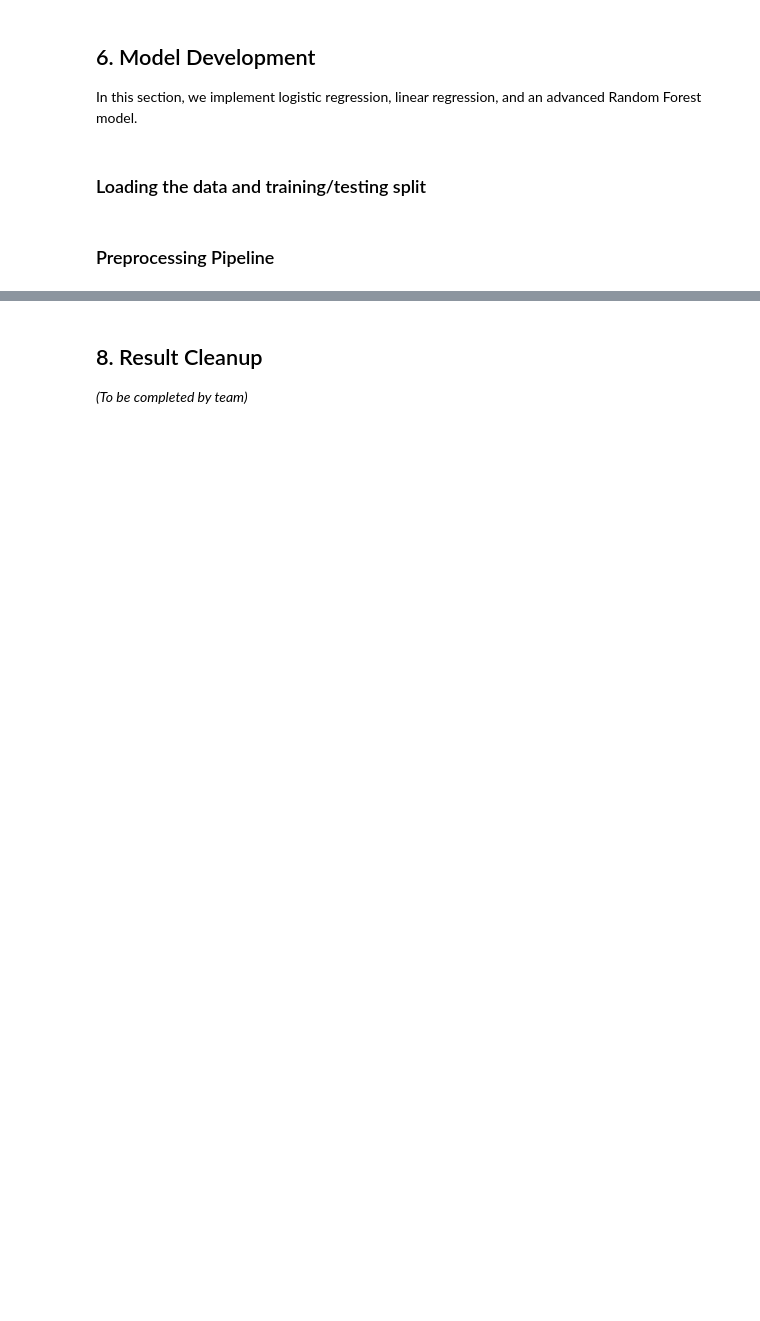
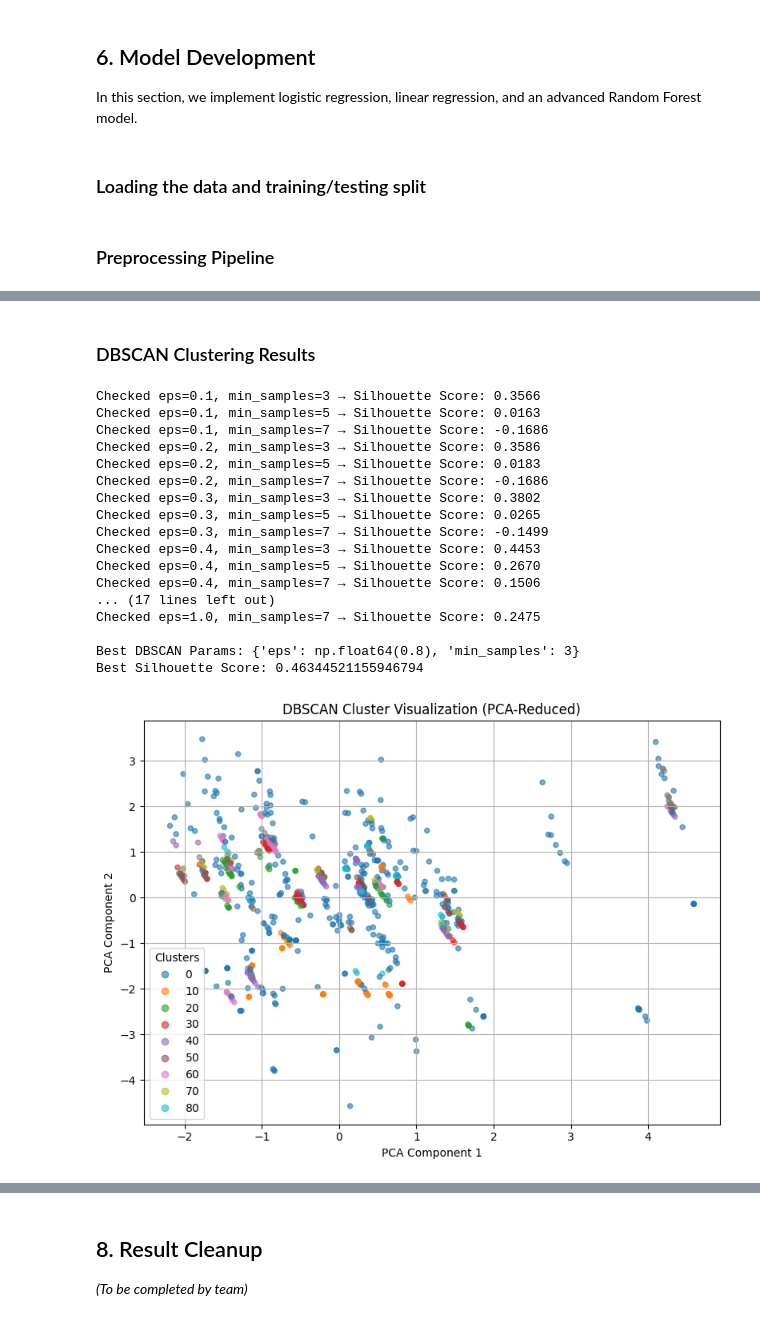
Before and after one commit to TDRobertson/student-referral-predictor, a Jupyter notebook: Behavioral_Disruptions_EDA.ipynb, the cells around one changed output, grey strips where cells are left out. Saved outputs shown, nothing was run; the diff lists cells and outputs as text; code cells hidden in the pictures; blank space fills up the shorter version.

```diff
--- a/Behavioral_Disruptions_EDA.ipynb
+++ b/Behavioral_Disruptions_EDA.ipynb
@@ -756,12 +791,20 @@ X_train, X_test, y_clf_train, y_clf_test, y_reg_train, y_reg_test = train_test_s
 # %% [markdown]
 ### Preprocessing Pipeline
 # %%
+# Preprocessing pipelines
 numeric_features = ['weekly_referrals', 'weekly_bus_incidents', 'Grade_Level', 'temp', 'humidity', 'precip', 'sealevelpressure', 'windgust']
 categorical_features = ['Gender', 'Ethnicity', 'LunchStatus']
 
-numeric_transformer = Pipeline(steps=[('scaler', StandardScaler())])
-categorical_transformer = Pipeline(steps=[('onehot', OneHotEncoder(handle_unknown='ignore'))])
+numeric_transformer = Pipeline(steps=[
+    ('imputer', SimpleImputer(strategy='mean')),
+    ('scaler', StandardScaler())
+])
+categorical_transformer = Pipeline(steps=[
+    ('imputer', SimpleImputer(strategy='most_frequent')),
+    ('onehot', OneHotEncoder(handle_unknown='ignore'))
+])
 
 preprocessor = ColumnTransformer(transformers=[
     ('num', numeric_transformer, numeric_features),
-    ('cat', categorical_transformer, categorical_features)])
+    ('cat', categorical_transformer, categorical_features)
+])
@@ -837,0 +1008,48 @@ print("Random Forest Classification Report:\n", classification_report(y_clf_test
+# %% [markdown]
+### DBSCAN Clustering Results
+# %%
+def visualize_dbscan_clusters(dbscan_model, X_raw, preprocessor):
+    if dbscan_model is None:
+        print("DBSCAN model is None — check if a valid model was returned from evaluate_dbscan().")
+        return
+
+    X_preprocessed = preprocessor.fit_transform(X_raw)
+    labels = dbscan_model.fit_predict(X_preprocessed)
+
+    pca = PCA(n_components=2)
+    reduced = pca.fit_transform(X_preprocessed)
+
+    plt.figure(figsize=(8, 6))
+    scatter = plt.scatter(reduced[:, 0], reduced[:, 1], c=labels, cmap='tab10', s=20, alpha=0.6)
+    plt.title("DBSCAN Cluster Visualization (PCA-Reduced)")
+    plt.xlabel("PCA Component 1")
+    plt.ylabel("PCA Component 2")
+    plt.grid(True)
+    plt.legend(*scatter.legend_elements(), title="Clusters")
+    plt.tight_layout()
+    plt.show()
+
+best_dbscan, best_score = evaluate_dbscan(X)
+if best_dbscan:
+    visualize_dbscan_clusters(best_dbscan, X, preprocessor)
+else:
+    print("No valid DBSCAN model was found. Please adjust the parameters or check the dataset.")
+# %% [output]
+Checked eps=0.1, min_samples=3 → Silhouette Score: 0.3566
+Checked eps=0.1, min_samples=5 → Silhouette Score: 0.0163
+Checked eps=0.1, min_samples=7 → Silhouette Score: -0.1686
+Checked eps=0.2, min_samples=3 → Silhouette Score: 0.3586
+Checked eps=0.2, min_samples=5 → Silhouette Score: 0.0183
+Checked eps=0.2, min_samples=7 → Silhouette Score: -0.1686
+Checked eps=0.3, min_samples=3 → Silhouette Score: 0.3802
+Checked eps=0.3, min_samples=5 → Silhouette Score: 0.0265
+Checked eps=0.3, min_samples=7 → Silhouette Score: -0.1499
+Checked eps=0.4, min_samples=3 → Silhouette Score: 0.4453
+Checked eps=0.4, min_samples=5 → Silhouette Score: 0.2670
+Checked eps=0.4, min_samples=7 → Silhouette Score: 0.1506
+... (17 lines left out)
+Checked eps=1.0, min_samples=7 → Silhouette Score: 0.2475
+
+Best DBSCAN Params: {'eps': np.float64(0.8), 'min_samples': 3}
+Best Silhouette Score: 0.46344521155946794
+[figure, added]
```
Also changed, not shown: parts of 18 cells of this notebook, 1 other file.
